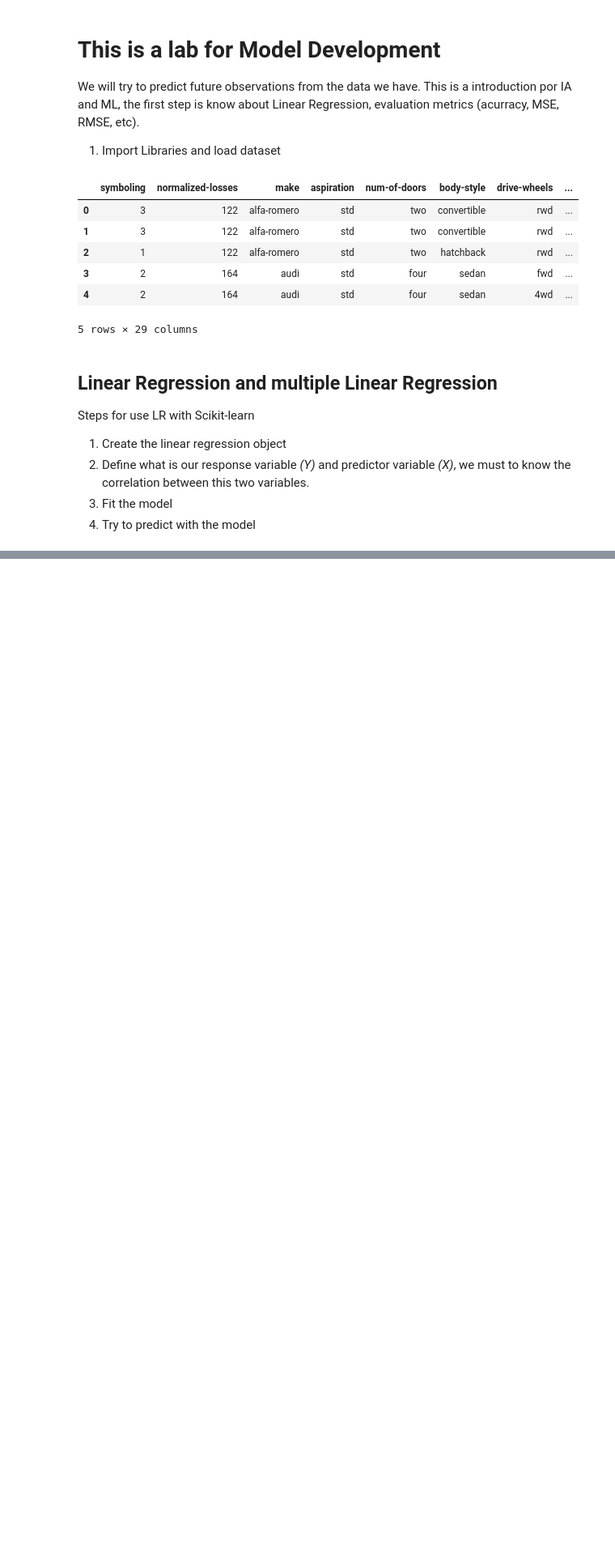
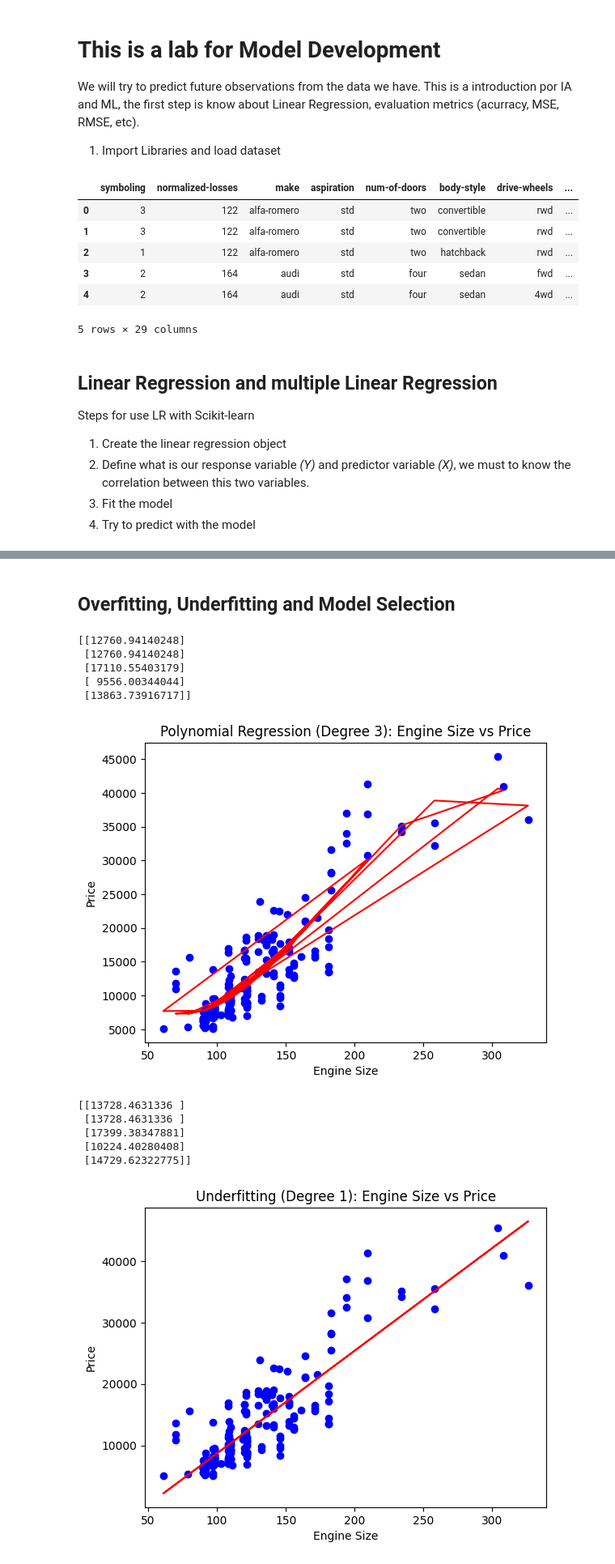
Before and after one commit to Bidobelemti/python_for_data_science, a Jupyter notebook: Data Analysis with Python/notebooks/model_development.ipynb, the cells around one changed output, grey strips where cells are left out. Shown at 81% size. Drawn from its saved outputs; the diff is of its cells as text; code cells hidden in the pictures; blank space fills up the shorter version.

```diff
--- a/Data Analysis with Python/notebooks/model_development.ipynb
+++ b/Data Analysis with Python/notebooks/model_development.ipynb
@@ -60,0 +169,48 @@ price           0.872335  1.000000
+# %% [markdown]
+## Overfitting, Underfitting and Model Selection
+# %%
+# overfitting and underfitting
+from sklearn.preprocessing import PolynomialFeatures
+from sklearn.pipeline import make_pipeline
+# Create a pipeline that includes polynomial features and linear regression
+degree = 3
+model = make_pipeline(PolynomialFeatures(degree), LinearRegression())
+# Fit the model to the data
+model.fit(X, Y)
+#predicting the values using the model
+y_hat_poly = model.predict(X)
+print(y_hat_poly[:5])
+# Plotting the polynomial regression line
+plt.scatter(X, Y, color='blue') # Scatter plot of the data points
+plt.plot(X, y_hat_poly, color='red') # Polynomial regression line
+plt.xlabel('Engine Size')
+plt.ylabel('Price')
+plt.title(f'Polynomial Regression (Degree {degree}): Engine Size vs Price')
+plt.show()
+
+# underfitting example with degree 1 (linear regression)
+degree = 1
+model_underfit = make_pipeline(PolynomialFeatures(degree), LinearRegression())
+model_underfit.fit(X, Y)
+y_hat_underfit = model_underfit.predict(X)
+print(y_hat_underfit[:5])
+# Plotting the underfitting regression line
+plt.scatter(X, Y, color='blue') # Scatter plot of the data points
+plt.plot(X, y_hat_underfit, color='red') # Underfitting regression line
+plt.xlabel('Engine Size')
+plt.ylabel('Price')
+plt.title(f'Underfitting (Degree {degree}): Engine Size vs Price')
+plt.show()
+# %% [output]
+[[12760.94140248]
+ [12760.94140248]
+ [17110.55403179]
+ [ 9556.00344044]
+ [13863.73916717]]
+[figure, added]
+[[13728.4631336 ]
+ [13728.4631336 ]
+ [17399.38347881]
+ [10224.40280408]
+ [14729.62322775]]
+[figure, added]
```
Also changed, not shown: parts of 9 cells of this notebook, 2 other files.
